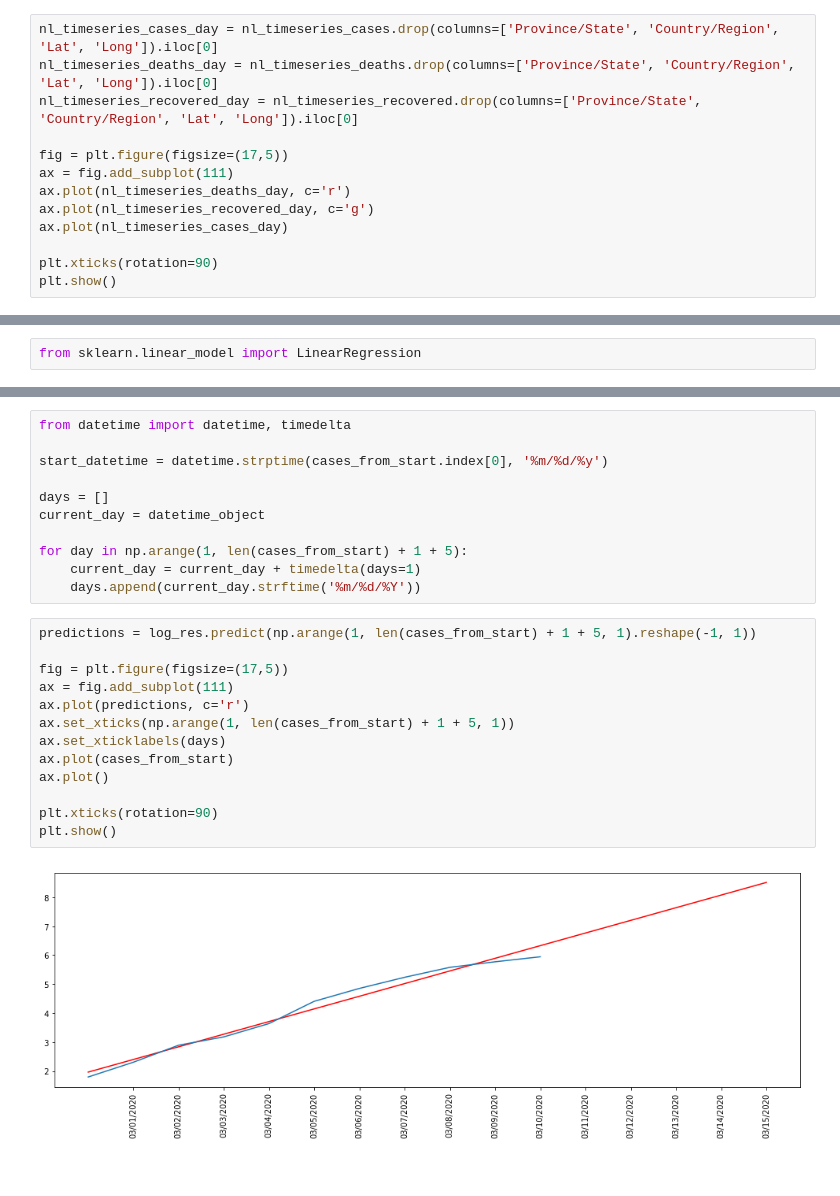
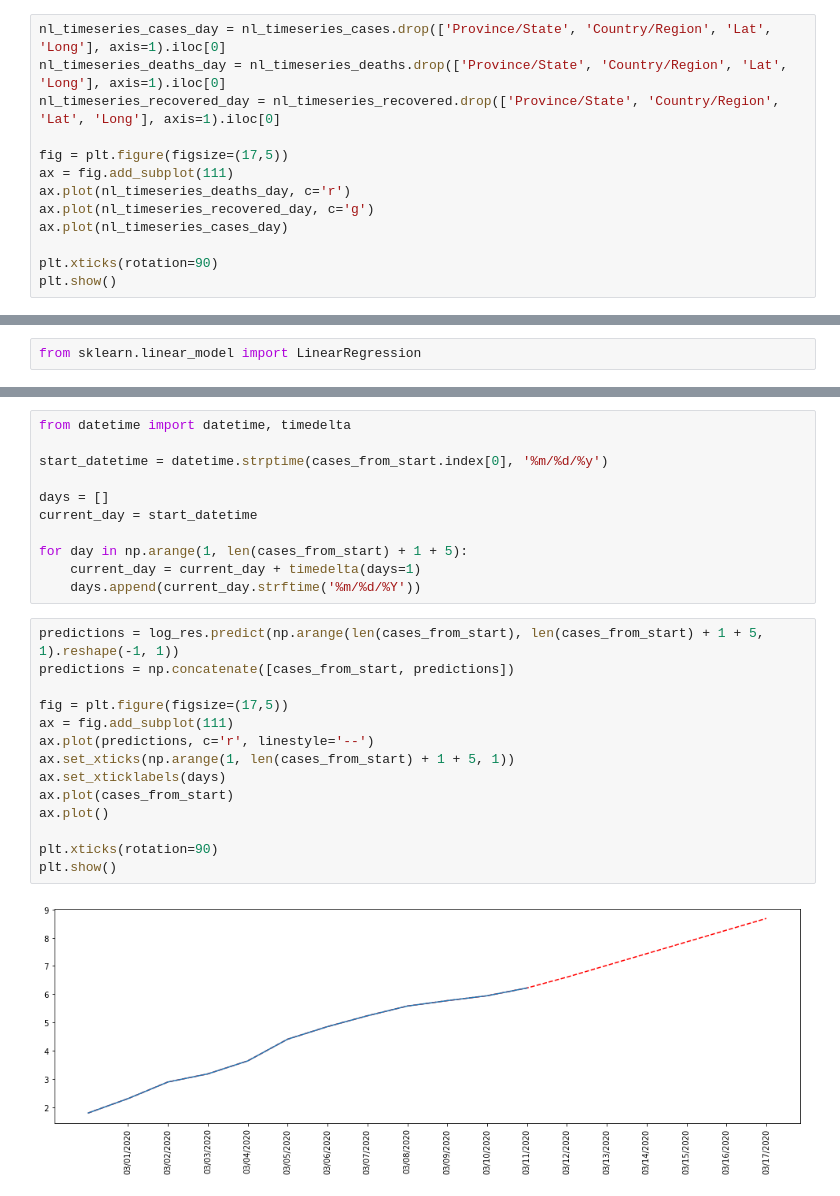
Before and after one commit to melvinkoopmans/covid-19-analysis, a Jupyter notebook: analysis.ipynb, the cells around one changed output, grey strips where cells are left out. Drawn from its saved outputs; the diff is of its cells as text.

Commit message:
correct extrapolation from current number of cases

```diff
--- a/analysis.ipynb
+++ b/analysis.ipynb
@@ -33,7 +33,7 @@ nl_timeseries_cases.head()
 # %%
-nl_timeseries_cases_day = nl_timeseries_cases.drop(columns=['Province/State', 'Country/Region', 'Lat', 'Long']).iloc[0]
-nl_timeseries_deaths_day = nl_timeseries_deaths.drop(columns=['Province/State', 'Country/Region', 'Lat', 'Long']).iloc[0]
-nl_timeseries_recovered_day = nl_timeseries_recovered.drop(columns=['Province/State', 'Country/Region', 'Lat', 'Long']).iloc[0]
+nl_timeseries_cases_day = nl_timeseries_cases.drop(['Province/State', 'Country/Region', 'Lat', 'Long'], axis=1).iloc[0]
+nl_timeseries_deaths_day = nl_timeseries_deaths.drop(['Province/State', 'Country/Region', 'Lat', 'Long'], axis=1).iloc[0]
+nl_timeseries_recovered_day = nl_timeseries_recovered.drop(['Province/State', 'Country/Region', 'Lat', 'Long'], axis=1).iloc[0]
 
 fig = plt.figure(figsize=(17,5))
 ax = fig.add_subplot(111)
@@ -87,26 +88,27 @@ from datetime import datetime, timedelta
 start_datetime = datetime.strptime(cases_from_start.index[0], '%m/%d/%y')
 
 days = []
-current_day = datetime_object
+current_day = start_datetime
 
 for day in np.arange(1, len(cases_from_start) + 1 + 5):
     current_day = current_day + timedelta(days=1)
     days.append(current_day.strftime('%m/%d/%Y'))
 # %%
-predictions = log_res.predict(np.arange(1, len(cases_from_start) + 1 + 5, 1).reshape(-1, 1))
+predictions = log_res.predict(np.arange(len(cases_from_start), len(cases_from_start) + 1 + 5, 1).reshape(-1, 1))
+predictions = np.concatenate([cases_from_start, predictions])
 
 fig = plt.figure(figsize=(17,5))
 ax = fig.add_subplot(111)
-ax.plot(predictions, c='r')
+ax.plot(predictions, c='r', linestyle='--')
 ax.set_xticks(np.arange(1, len(cases_from_start) + 1 + 5, 1))
 ax.set_xticklabels(days)
 ax.plot(cases_from_start)
 ax.plot()
 
 plt.xticks(rotation=90)
 plt.show()
 # %% [output]
-[figure, old version]
+[figure, new version]
 # %%
 predictions_normal_scale = np.exp(predictions)
 cases_from_start_normal = np.exp(cases_from_start)
```
Also changed, not shown: parts of 6 cells of this notebook.
